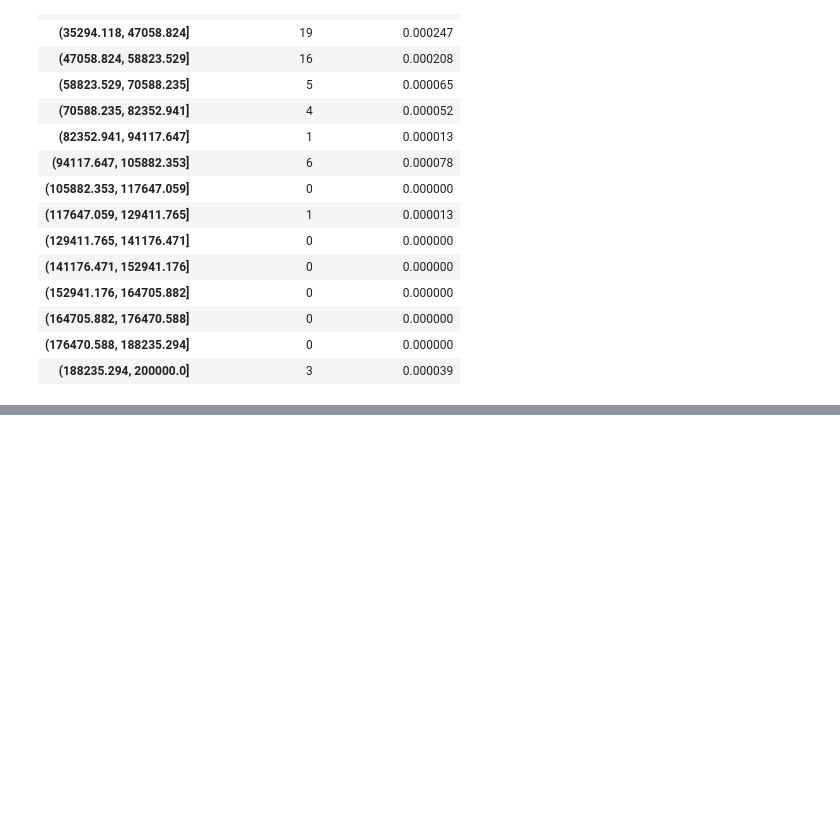
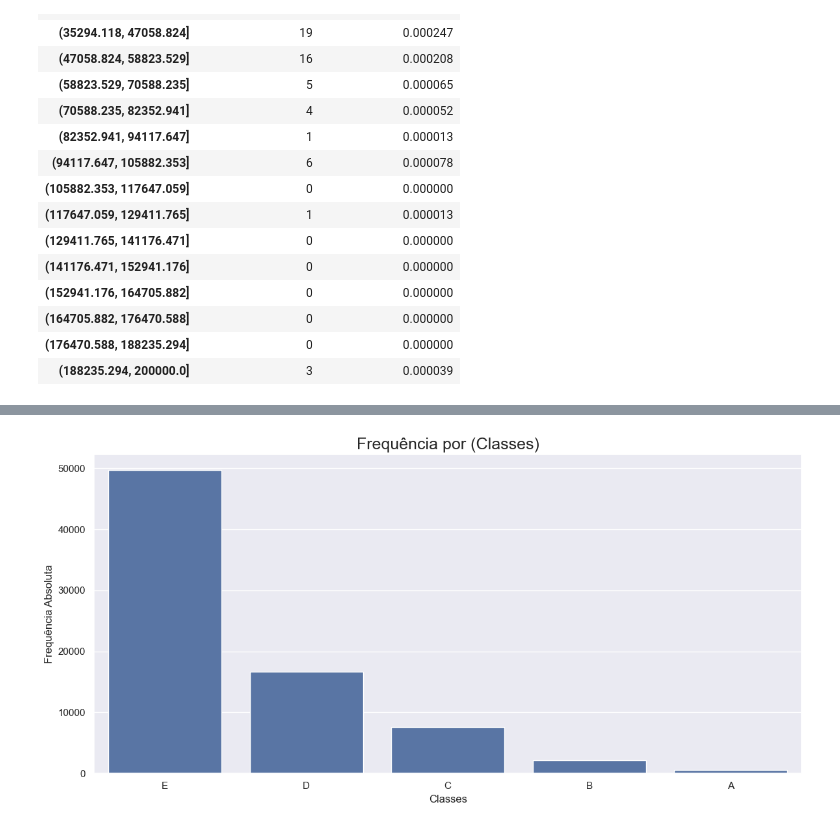
Before and after one commit to Viniciuspneves/estatistica, a Jupyter notebook: fundamentos-estatisticos/frequencia-medidas/02-tabela-de-frequencia.ipynb, the cells around one changed output, grey strips where cells are left out. Cells and saved outputs as stored; diff of their text form; code cells hidden in the pictures; blank space fills up the shorter version.

```diff
--- a/fundamentos-estatisticos/frequencia-medidas/02-tabela-de-frequencia.ipynb
+++ b/fundamentos-estatisticos/frequencia-medidas/02-tabela-de-frequencia.ipynb
@@ -523,0 +594,14 @@ dist_freq_quantitativa_amp_fixa
+# %%
+sns.set_theme()
+
+ax = sns.barplot(x=distribuicao_freq_quantitativa.index,
+                 y=distribuicao_freq_quantitativa["Frequência absoluta"]
+    )
+
+ax.figure.set_size_inches(12, 6)
+ax.set_title("Frequência por (Classes)", fontsize=18)
+ax.set_xlabel("Classes")
+ax.set_ylabel("Frequência Absoluta")
+ax.figure.tight_layout();
+# %% [output]
+[figure, added]
```
Also changed, not shown: parts of 15 cells of this notebook.
